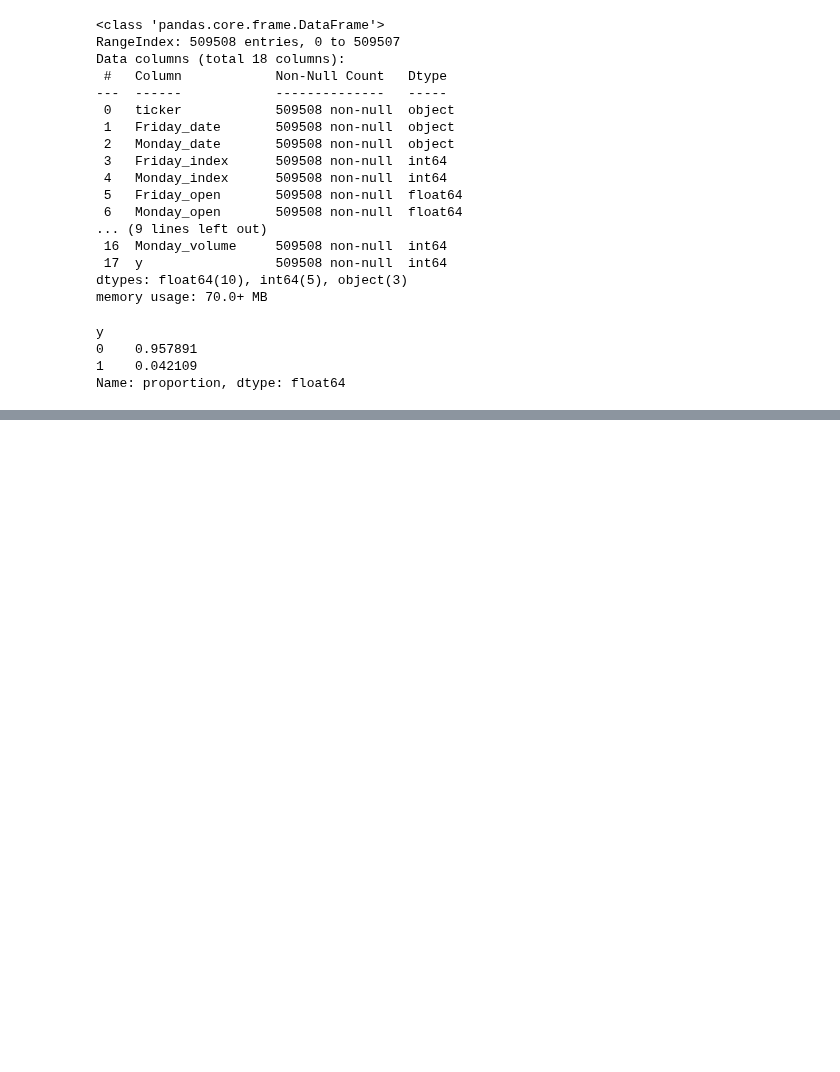
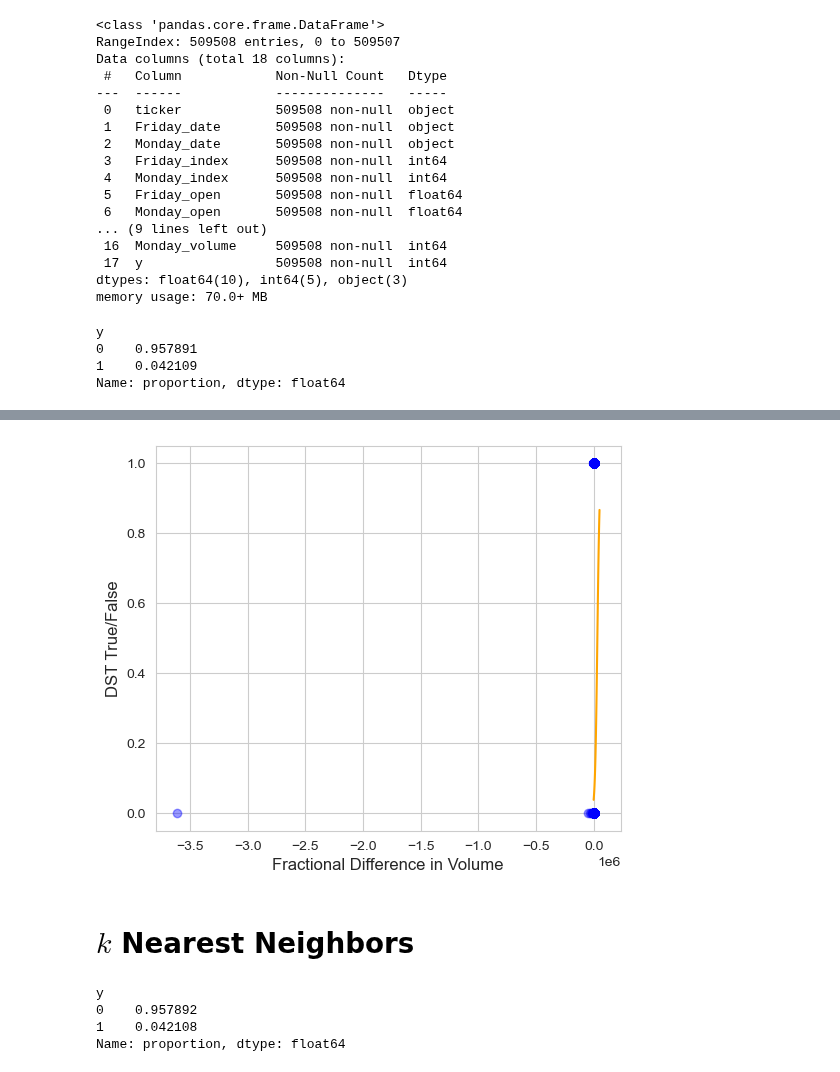
Before and after one commit to ghuckabe/DSTMarketAnalysis, a Jupyter notebook: kaggle_consumer_classify.ipynb, the cells around one changed output, grey strips where cells are left out. Drawn from its saved outputs; the diff is of its cells as text; code cells hidden in the pictures; blank space fills up the shorter version.

```diff
--- a/kaggle_consumer_classify.ipynb
+++ b/kaggle_consumer_classify.ipynb
@@ -460,0 +513,2 @@ Name: proportion, dtype: float64
+# %%
+log_reg=LogisticRegression()
@@ -460,0 +519,14 @@ Name: proportion, dtype: float64
+# %%
+plt.figure(figsize=(6,5))
+
+plt.scatter(consumer_train['diff_vol'], consumer_train['y'],alpha=0.4,color='b')
+
+plt.plot(np.linspace(-1000,50000), log_reg.predict_proba(np.linspace(-1000,50000).reshape(-1,1))[:,1], color = 'orange')
+
+plt.xlabel("Fractional Difference in Volume", fontsize=12)
+plt.ylabel("DST True/False", fontsize=12)
+plt.show()
+# %% [output]
+[figure, added]
+# %% [markdown]
+# $k$ Nearest Neighbors
@@ -460,0 +573,7 @@ Name: proportion, dtype: float64
+# %%
+consumer_train['y'].value_counts(normalize=True)
+# %% [output]
+y
+0    0.957892
+1    0.042108
+Name: proportion, dtype: float64
```
Also changed, not shown: parts of 27 cells of this notebook.
